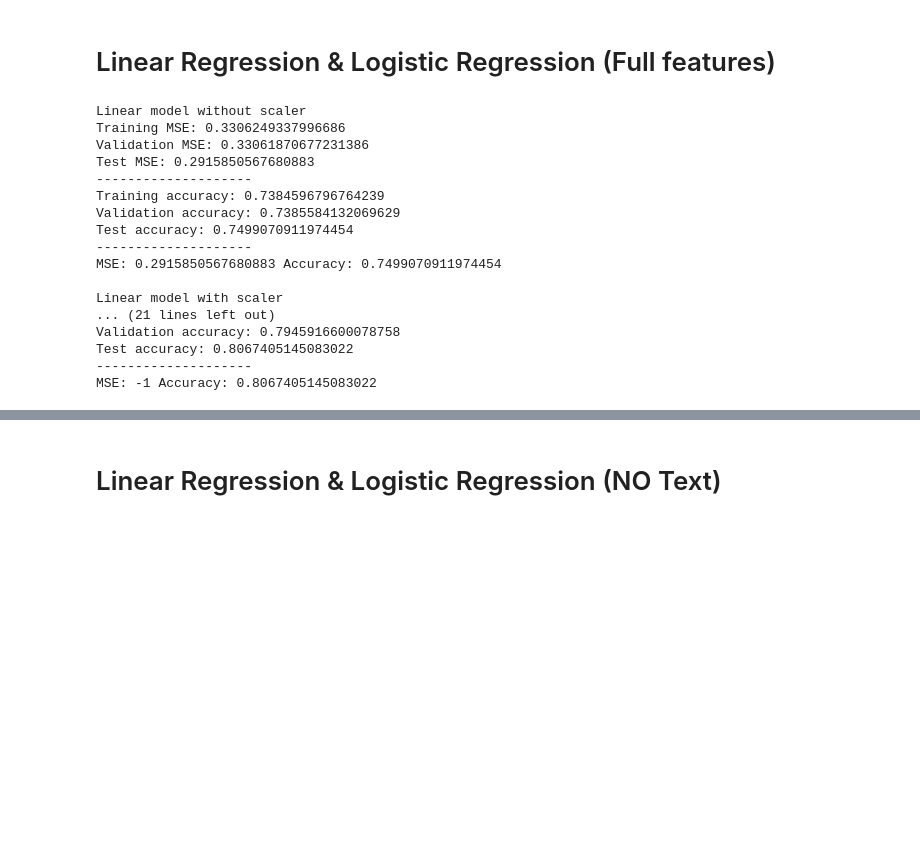
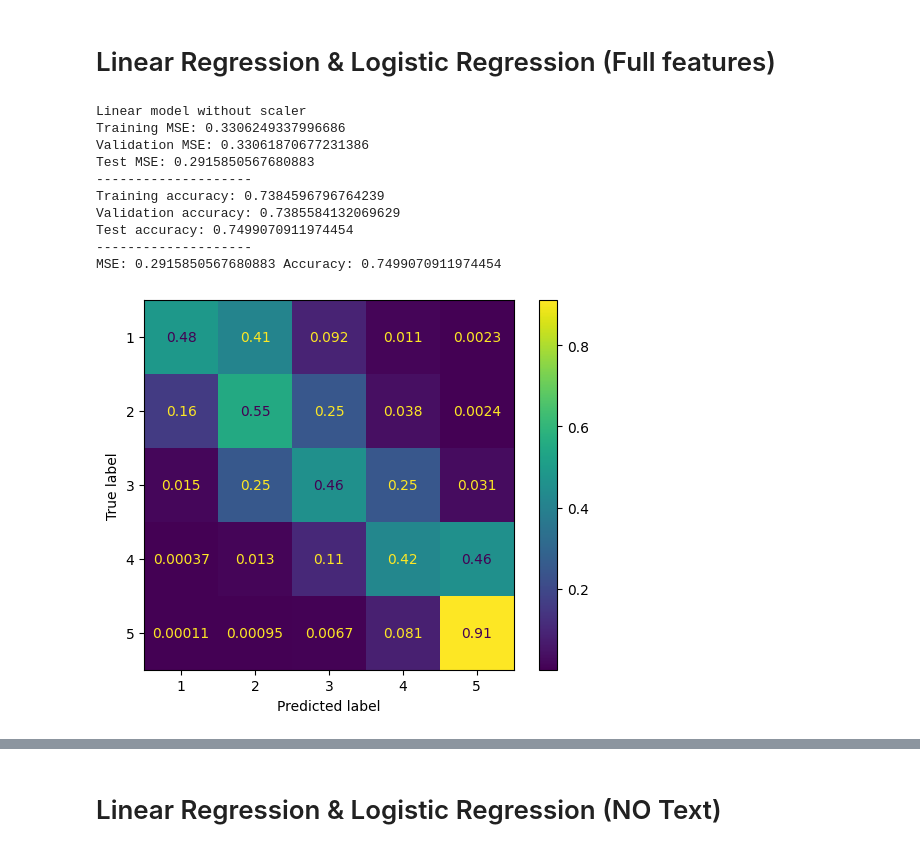
Before and after one commit to ziqixu091/Amazon-Rating-Prediction, a Jupyter notebook: jupyter_notebooks/feature.ipynb, the cells around one changed output, grey strips where cells are left out. Saved outputs shown, nothing was run; the diff lists cells and outputs as text; code cells hidden in the pictures; blank space fills up the shorter version.

```diff
--- a/jupyter_notebooks/feature.ipynb
+++ b/jupyter_notebooks/feature.ipynb
@@ -213,7 +259,7 @@ def train_regression_model(include_scaler, train_features, train_labels, val_fea
     if model_name == "linear":
         model = LinearRegression()
     elif model_name == "logistic":
-        model = LogisticRegression(solver='lbfgs', multi_class='multinomial', max_iter=1000)
+        model = LogisticRegression(solver='lbfgs', multi_class='multinomial', max_iter=1000, class_weight="balanced")
     model.fit(train_features, train_labels)
     train_preds = model.predict(train_features)
     val_preds = model.predict(val_features)
@@ -248,46 +294,29 @@ def evaluate_linear_model(model, scaler, features, labels, model_type):
     else:
         mse = -1
     acc = accuracy_score(labels, preds)
-    cm = confusion_matrix(labels, preds)
+    cm = confusion_matrix(labels, preds, normalize="true")
     print(f"MSE: {mse}", f"Accuracy: {acc}")
     return mse, acc, cm
 # %% [markdown]
 # Linear Regression & Logistic Regression (Full features)
-# %%
-print("Linear model without scaler")
-model_linear_no_scaler, _ = train_regression_model(False, train_all_features, train_labels, val_all_features, val_labels, test_all_features, test_labels, "linear")
-mse_linear_no_scaler, acc_linear_no_scaler, cm_linear_no_scaler =\
-    evaluate_linear_model(model_linear_no_scaler, _, test_all_features, test_labels, "linear")
-
-print("\nLinear model with scaler")
-model_linear_scaler, scaler_linear = train_regression_model(True, train_all_features, train_labels, val_all_features, val_labels, test_all_features, test_labels, "linear")
-mse_linear_scaler, acc_linear_scaler, cm_linear_scaler =\
-    evaluate_linear_model(model_linear_scaler, scaler_linear, test_all_features, test_labels, "linear")
-
-print("\nLogistic model without scaler")
-model_logistic_no_scaler, _ = train_regression_model(False, train_all_features, train_labels, val_all_features, val_labels, test_all_features, test_labels, "logistic")
-mse_logistic_no_scaler, acc_logistic_no_scaler, cm_logistic_no_scaler =\
-    evaluate_linear_model(model_logistic_no_scaler, _, test_all_features, test_labels, "logistic")
-
-print("\nLogistic model with scaler")
-model_logistic_scaler, scaler_logistic = train_regression_model(True, train_all_features, train_labels, val_all_features, val_labels, test_all_features, test_labels, "logistic")
-mse_logistic_scaler, acc_logistic_scaler, cm_logistic_scaler =\
-    evaluate_linear_model(model_logistic_scaler, scaler_logistic, test_all_features, test_labels, "logistic")
-# %% [output]
-Linear model without scaler
-Training MSE: 0.3306249337996686
-Validation MSE: 0.33061870677231386
-Test MSE: 0.2915850567680883
---------------------
-Training accuracy: 0.7384596796764239
-Validation accuracy: 0.7385584132069629
-Test accuracy: 0.7499070911974454
---------------------
-MSE: 0.2915850567680883 Accuracy: 0.7499070911974454
-
-Linear model with scaler
-... (21 lines left out)
-Validation accuracy: 0.7945916600078758
-Test accuracy: 0.8067405145083022
---------------------
-MSE: -1 Accuracy: 0.8067405145083022
+# %%
+print("Linear model without scaler")
+model_linear_no_scaler, _ = train_regression_model(False, train_all_features, train_labels, val_all_features, val_labels, test_all_features, test_labels, "linear")
+mse_linear_no_scaler, acc_linear_no_scaler, cm_linear_no_scaler =\
+    evaluate_linear_model(model_linear_no_scaler, _, test_all_features, test_labels, "linear")
+
+disp = ConfusionMatrixDisplay(confusion_matrix=cm_linear_no_scaler,display_labels=[1,2,3,4,5])
+disp.plot()
+disp.figure_.savefig('Linear_Full.png',dpi=300)
+# %% [output]
+Linear model without scaler
+Training MSE: 0.3306249337996686
+Validation MSE: 0.33061870677231386
+Test MSE: 0.2915850567680883
+--------------------
+Training accuracy: 0.7384596796764239
+Validation accuracy: 0.7385584132069629
+Test accuracy: 0.7499070911974454
+--------------------
+MSE: 0.2915850567680883 Accuracy: 0.7499070911974454
+[figure, added]
```
Also changed, not shown: parts of 8 cells of this notebook, 8 other files.
